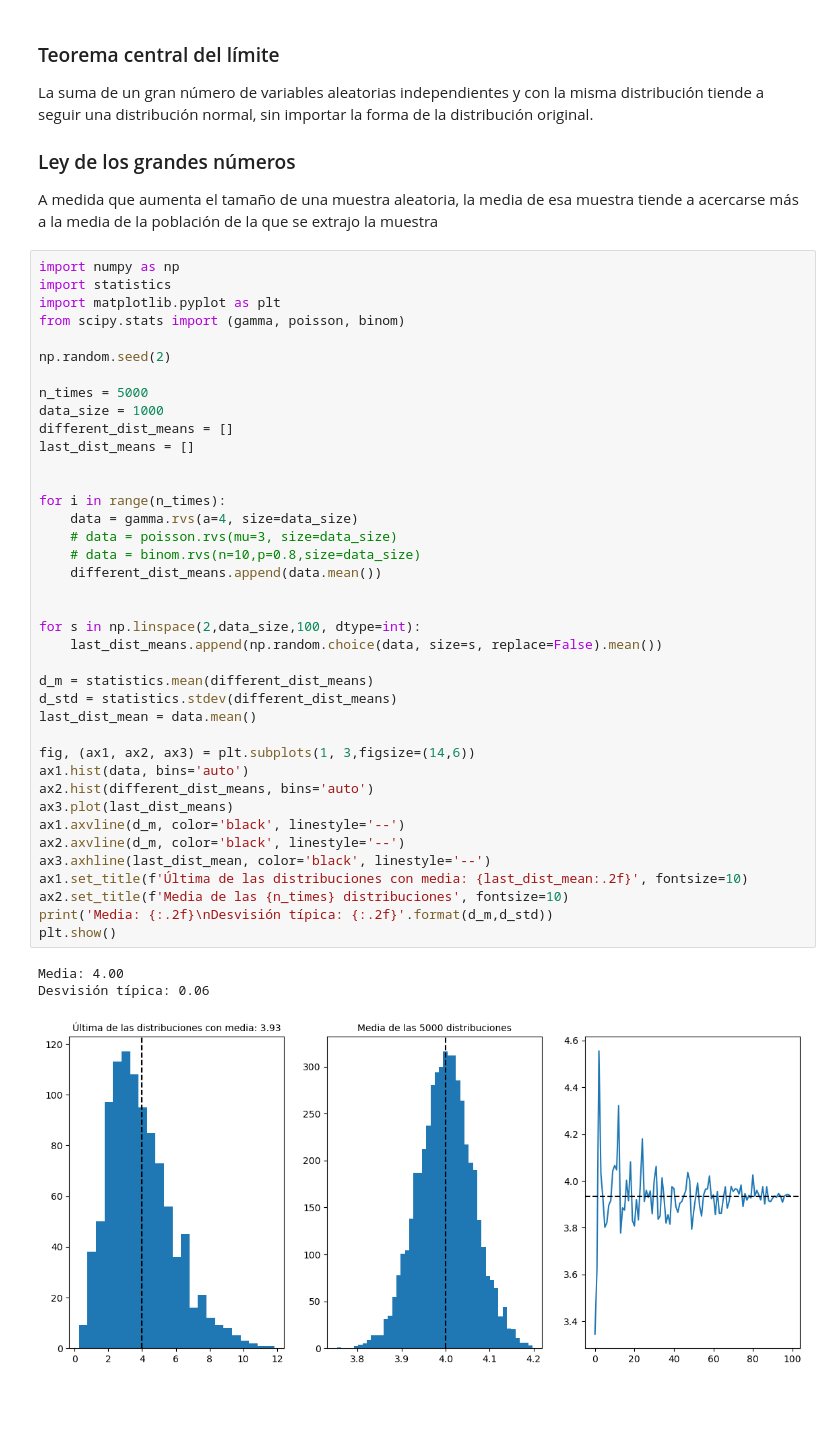
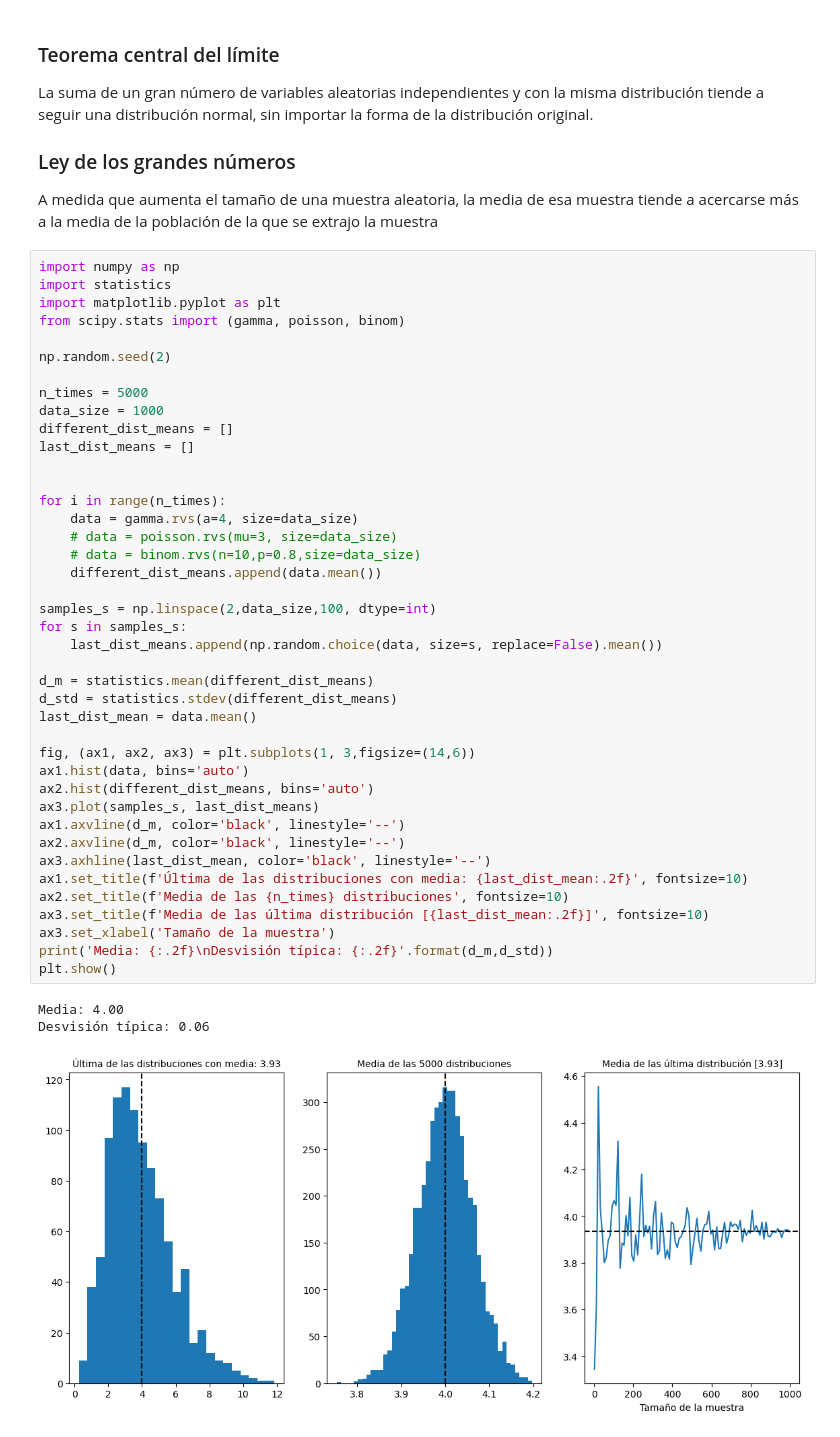
Before and after one commit to deivMM/IA, a Jupyter notebook: scripts/TCL_LGN.ipynb, the cells around one changed output. Cells and saved outputs as stored; diff of their text form; blank space fills up the shorter version.

```diff
--- a/scripts/TCL_LGN.ipynb
+++ b/scripts/TCL_LGN.ipynb
@@ -17,34 +17,36 @@ n_times = 5000
 data_size = 1000
 different_dist_means = []
 last_dist_means = []
 
 
 for i in range(n_times):
     data = gamma.rvs(a=4, size=data_size)
     # data = poisson.rvs(mu=3, size=data_size)
     # data = binom.rvs(n=10,p=0.8,size=data_size)
     different_dist_means.append(data.mean())
 
-
-for s in np.linspace(2,data_size,100, dtype=int):
+samples_s = np.linspace(2,data_size,100, dtype=int)
+for s in samples_s:
     last_dist_means.append(np.random.choice(data, size=s, replace=False).mean())
 
 d_m = statistics.mean(different_dist_means)
 d_std = statistics.stdev(different_dist_means)
 last_dist_mean = data.mean()
 
 fig, (ax1, ax2, ax3) = plt.subplots(1, 3,figsize=(14,6))
 ax1.hist(data, bins='auto')
 ax2.hist(different_dist_means, bins='auto')
-ax3.plot(last_dist_means)
+ax3.plot(samples_s, last_dist_means)
 ax1.axvline(d_m, color='black', linestyle='--')
 ax2.axvline(d_m, color='black', linestyle='--')
 ax3.axhline(last_dist_mean, color='black', linestyle='--')
 ax1.set_title(f'Última de las distribuciones con media: {last_dist_mean:.2f}', fontsize=10)
 ax2.set_title(f'Media de las {n_times} distribuciones', fontsize=10)
+ax3.set_title(f'Media de las última distribución [{last_dist_mean:.2f}]', fontsize=10)
+ax3.set_xlabel('Tamaño de la muestra')
 print('Media: {:.2f}\nDesvisión típica: {:.2f}'.format(d_m,d_std))
 plt.show()
 # %% [output]
 Media: 4.00
 Desvisión típica: 0.06
-[figure, old version]
+[figure, new version]
```
